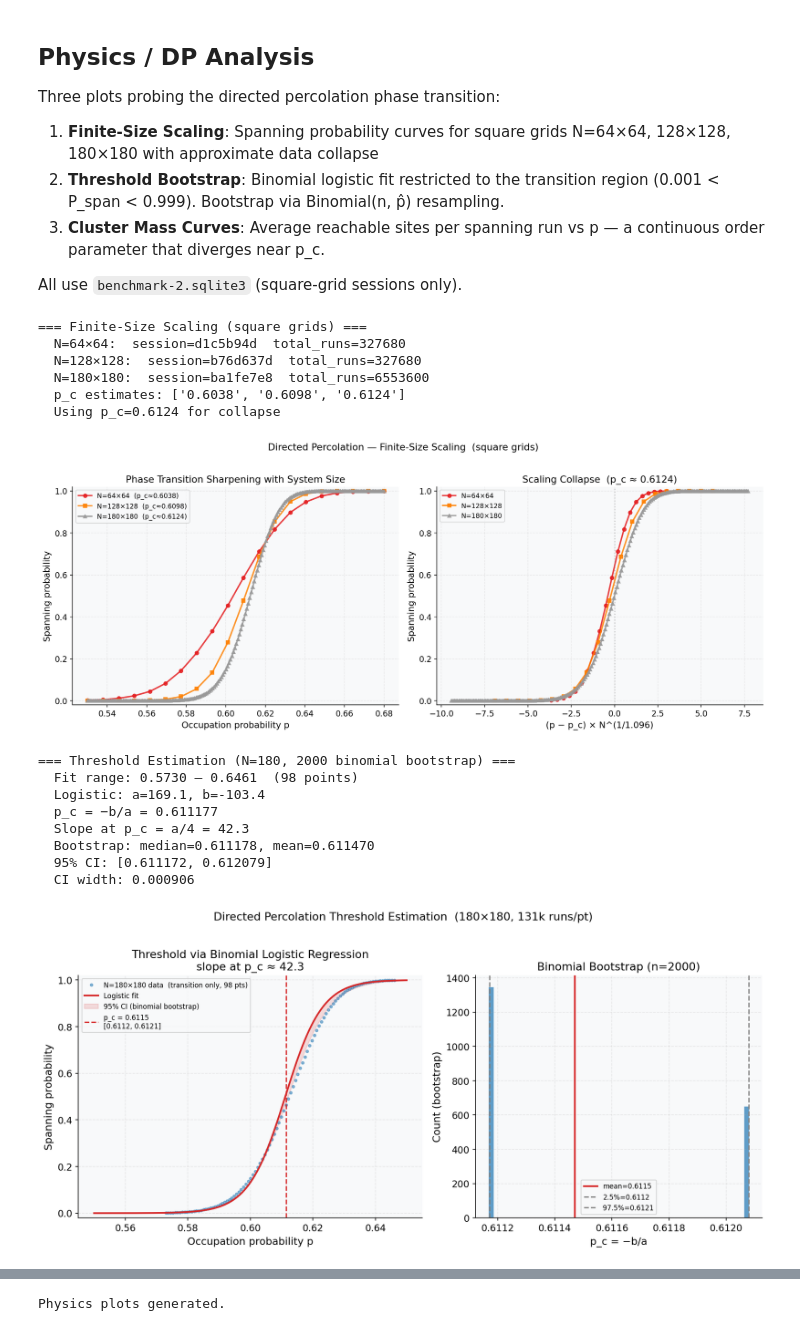
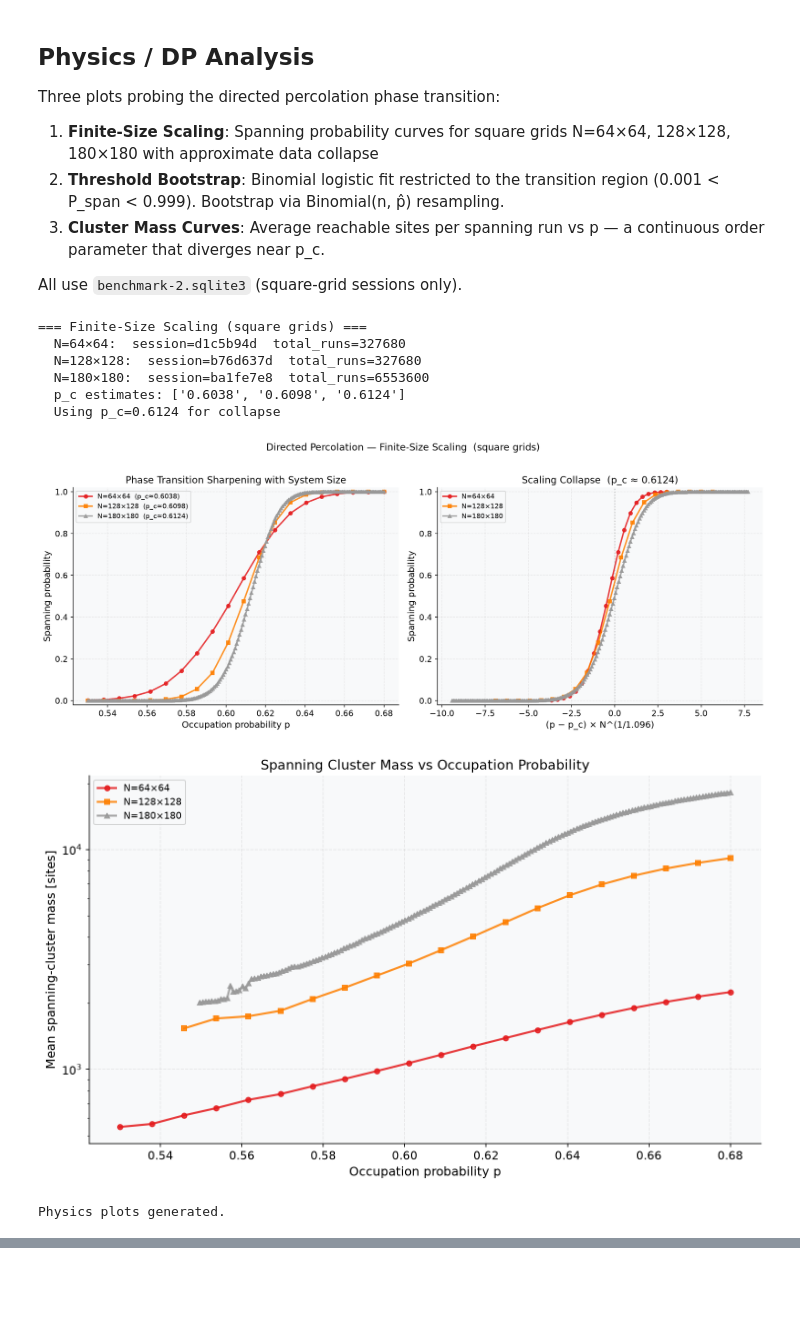
Before and after one commit to tusca99/FPGA-project, a Jupyter notebook: python/analysis_notebook.ipynb, the cells around one changed output, grey strips where cells are left out. Drawn from its saved outputs; the diff is of its cells as text; code cells hidden in the pictures; blank space fills up the shorter version.

```diff
--- a/python/analysis_notebook.ipynb
+++ b/python/analysis_notebook.ipynb
@@ -359,41 +361,30 @@ All use `benchmark-2.sqlite3` (square-grid sessions only).
 # %%
 import matplotlib.pyplot as plt
 from IPython.display import Image, display
 
-db2_path = repo_root / 'python' / 'output' / 'benchmark-2.sqlite3'
+db2_path = repo_root / 'python' / 'output' / 'benchmark.sqlite3'
 conn2 = analysis._connect(db2_path)
 physics_out = plot_dir / 'physics'
 physics_out.mkdir(parents=True, exist_ok=True)
 
 # 1. Finite-Size Scaling
 analysis.plot_spanning_curves_multi_size(conn2, physics_out / 'finite_size_scaling.png')
 display(Image(filename=str(physics_out / 'finite_size_scaling.png')))
 
-# 2. Threshold Bootstrap (transition-region fit, binomial resampling)
-analysis.plot_threshold_bootstrap(conn2, physics_out / 'threshold_bootstrap.png')
-display(Image(filename=str(physics_out / 'threshold_bootstrap.png')))
-
 # 3. Cluster Mass Curves (continuous observable, replaces Binder cumulant)
 analysis.plot_cluster_mass_curves(conn2, physics_out / 'cluster_mass_curves.png')
 display(Image(filename=str(physics_out / 'cluster_mass_curves.png')))
 
 conn2.close()
 
 print('Physics plots generated.')
 # %% [output]
 === Finite-Size Scaling (square grids) ===
   N=64×64:  session=d1c5b94d  total_runs=327680
   N=128×128:  session=b76d637d  total_runs=327680
   N=180×180:  session=ba1fe7e8  total_runs=6553600
   p_c estimates: ['0.6038', '0.6098', '0.6124']
   Using p_c=0.6124 for collapse
 [figure]
+[figure, new version]
-=== Threshold Estimation (N=180, 2000 binomial bootstrap) ===
-  Fit range: 0.5730 – 0.6461  (98 points)
-  Logistic: a=169.1, b=-103.4
-  p_c = −b/a = 0.611177
-  Slope at p_c = a/4 = 42.3
-  Bootstrap: median=0.611178, mean=0.611470
-  95% CI: [0.611172, 0.612079]
-  CI width: 0.000906
+Physics plots generated.
-[figure, old version]
@@ -401 +390,0 @@ print('Physics plots generated.')
-Physics plots generated.
```
Also changed, not shown: parts of 10 cells of this notebook, 28 other files.
